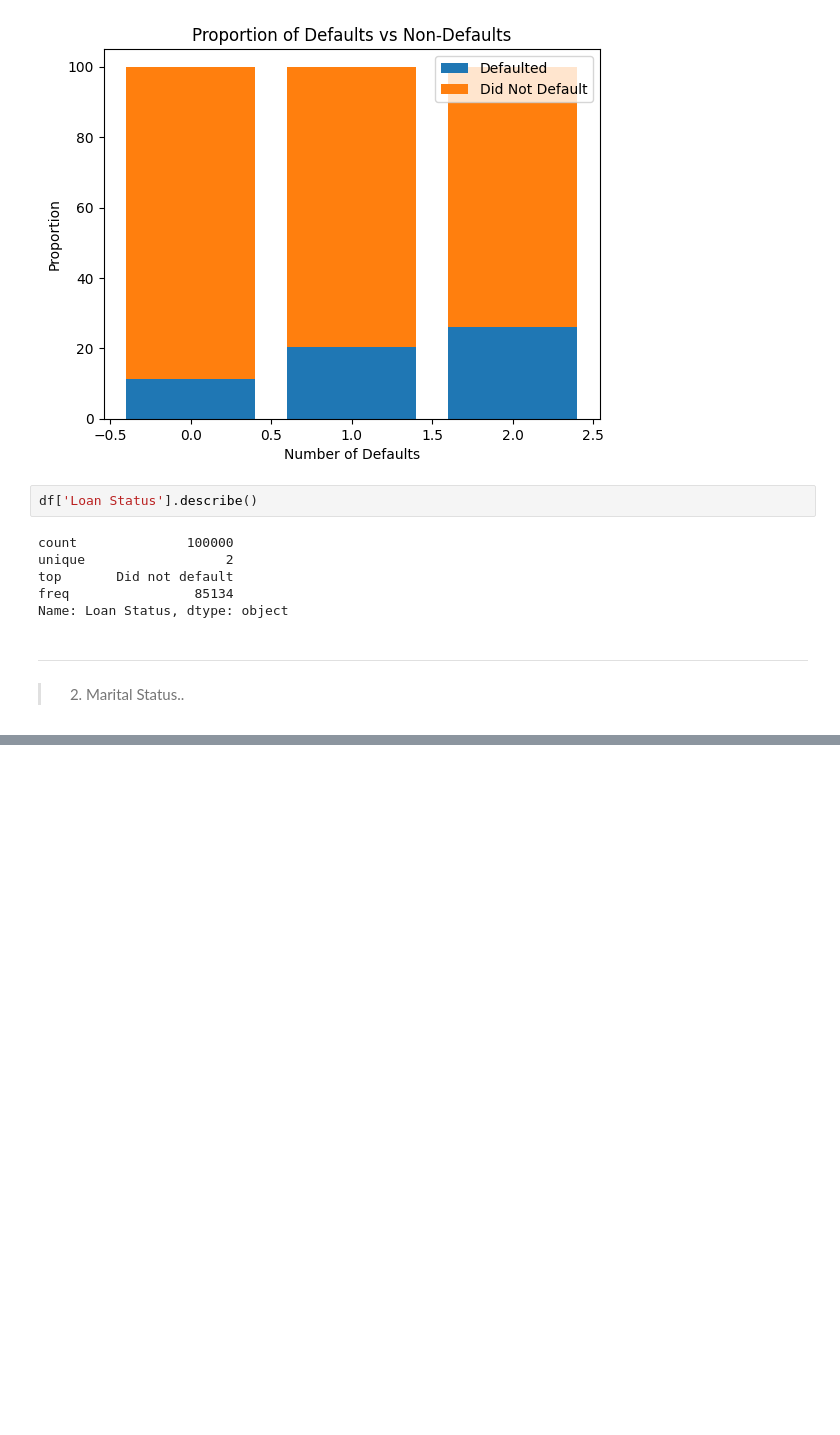
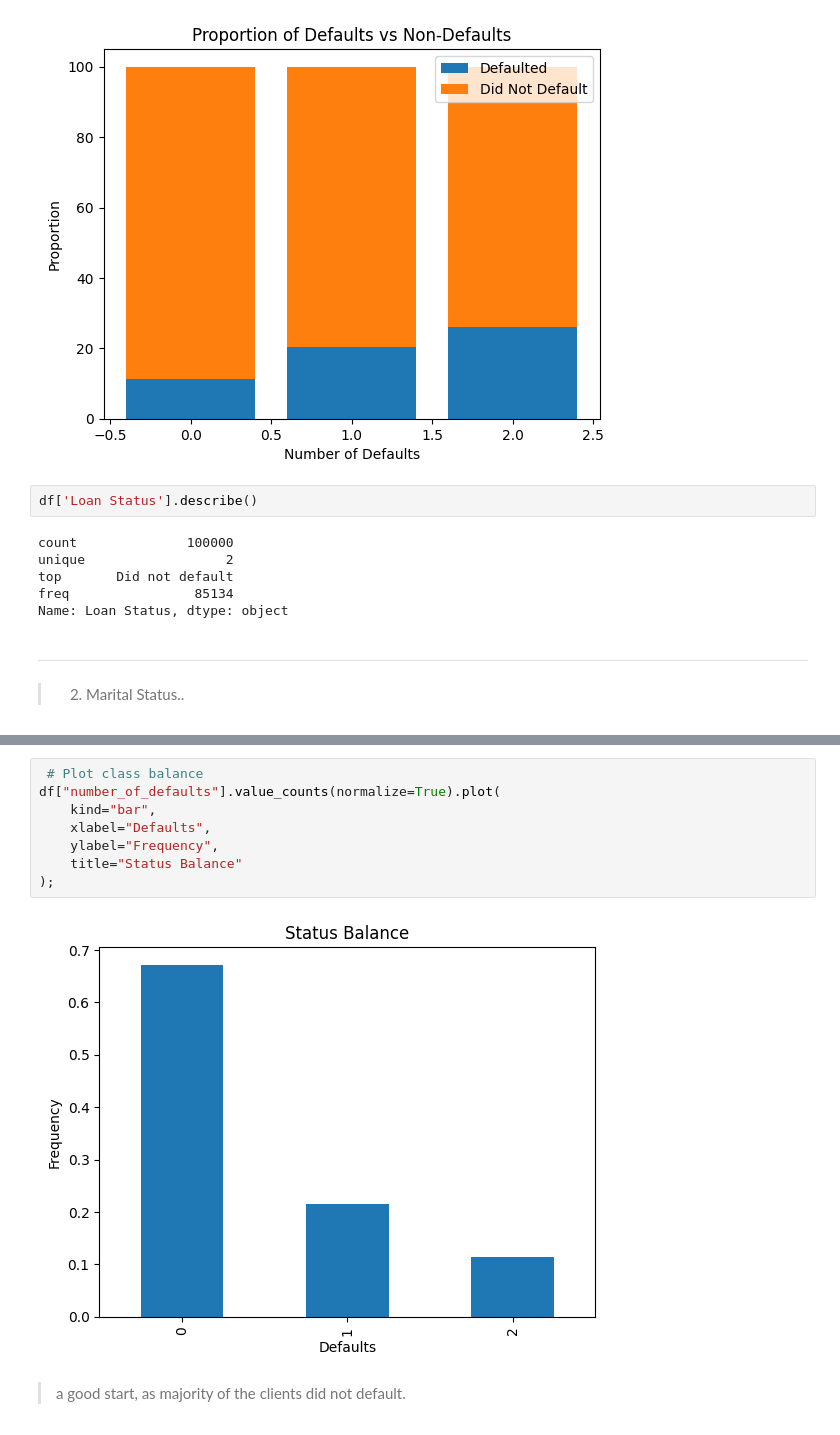
Before and after one commit to RonChits/Default-Probability, a Jupyter notebook: Default_Probability.ipynb, the cells around one changed output, grey strips where cells are left out. Drawn from its saved outputs; the diff is of its cells as text; blank space fills up the shorter version.

```diff
--- a/Default_Probability.ipynb
+++ b/Default_Probability.ipynb
@@ -488,0 +582,12 @@ Name: Loan Status, dtype: object
+# %%
+ # Plot class balance
+df["number_of_defaults"].value_counts(normalize=True).plot(
+    kind="bar",
+    xlabel="Defaults",
+    ylabel="Frequency",
+    title="Status Balance"
+);
+# %% [output]
+[figure, added]
+# %% [markdown]
+>a good start, as majority of the clients did not default.
```
Also changed, not shown: parts of 40 cells of this notebook.
